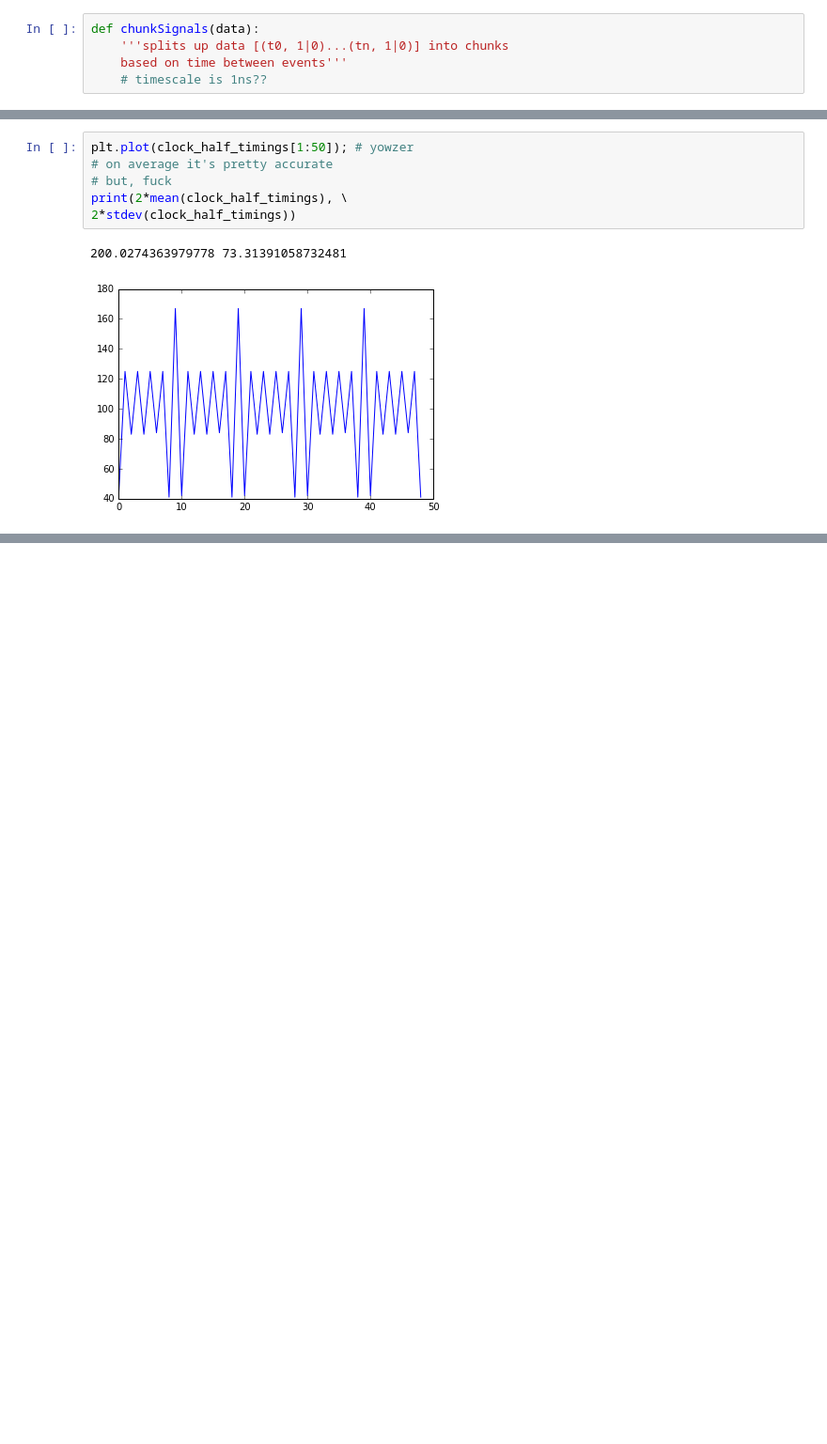
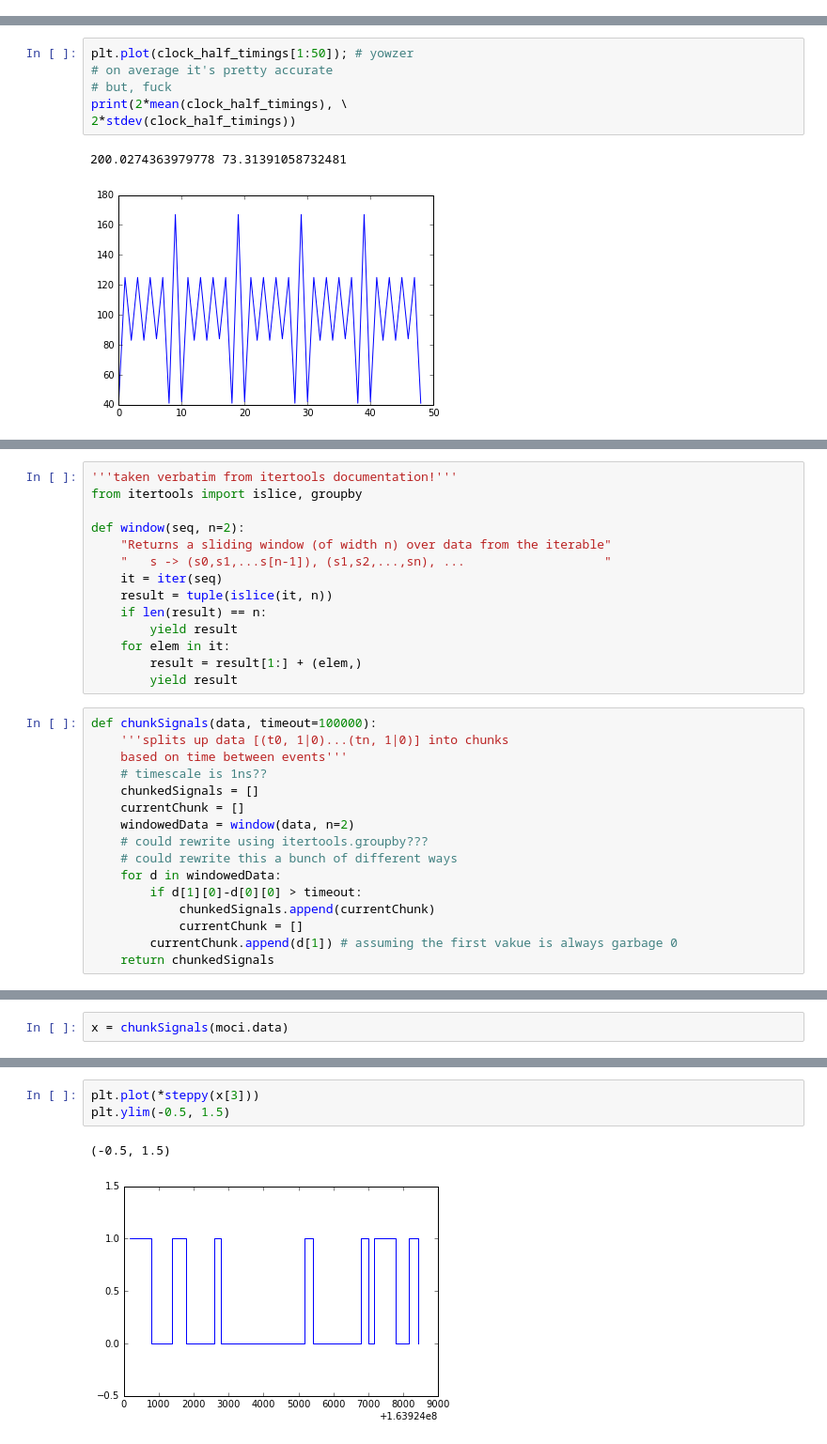
Before and after one commit to jnj16180340/NeXTsoundbox, a Jupyter notebook: Monitor bus sniffs/logic-analysis.ipynb, the cells around one changed output, grey strips where cells are left out. Shown at 94% size. Drawn from its saved outputs; the diff is of its cells as text; blank space fills up the shorter version.

Commit message:
started chunking data, it's not finished

```diff
--- a/Monitor bus sniffs/logic-analysis.ipynb
+++ b/Monitor bus sniffs/logic-analysis.ipynb
@@ -548,8 +557,3 @@ plt.plot(*steppy(test.data))
 # %% [output]
 [<matplotlib.lines.Line2D at 0x...>]
 [figure]
-# %%
-def chunkSignals(data):
-    '''splits up data [(t0, 1|0)...(tn, 1|0)] into chunks
-    based on time between events'''
-    # timescale is 1ns??
@@ -575,0 +586,30 @@ print(2*mean(clock_half_timings), \
+# %%
+'''taken verbatim from itertools documentation!'''
+from itertools import islice, groupby
+
+def window(seq, n=2):
+    "Returns a sliding window (of width n) over data from the iterable"
+    "   s -> (s0,s1,...s[n-1]), (s1,s2,...,sn), ...                   "
+    it = iter(seq)
+    result = tuple(islice(it, n))
+    if len(result) == n:
+        yield result
+    for elem in it:
+        result = result[1:] + (elem,)
+        yield result
+# %%
+def chunkSignals(data, timeout=100000):
+    '''splits up data [(t0, 1|0)...(tn, 1|0)] into chunks
+    based on time between events'''
+    # timescale is 1ns??
+    chunkedSignals = []
+    currentChunk = []
+    windowedData = window(data, n=2)
+    # could rewrite using itertools.groupby???
+    # could rewrite this a bunch of different ways
+    for d in windowedData:
+        if d[1][0]-d[0][0] > timeout:
+            chunkedSignals.append(currentChunk)
+            currentChunk = []
+        currentChunk.append(d[1]) # assuming the first vakue is always garbage 0
+    return chunkedSignals
@@ -575,0 +618,2 @@ print(2*mean(clock_half_timings), \
+# %%
+x = chunkSignals(moci.data)
@@ -575,0 +640,6 @@ print(2*mean(clock_half_timings), \
+# %%
+plt.plot(*steppy(x[3]))
+plt.ylim(-0.5, 1.5)
+# %% [output]
+(-0.5, 1.5)
+[figure, added]
```
Also changed, not shown: parts of 14 cells of this notebook.
